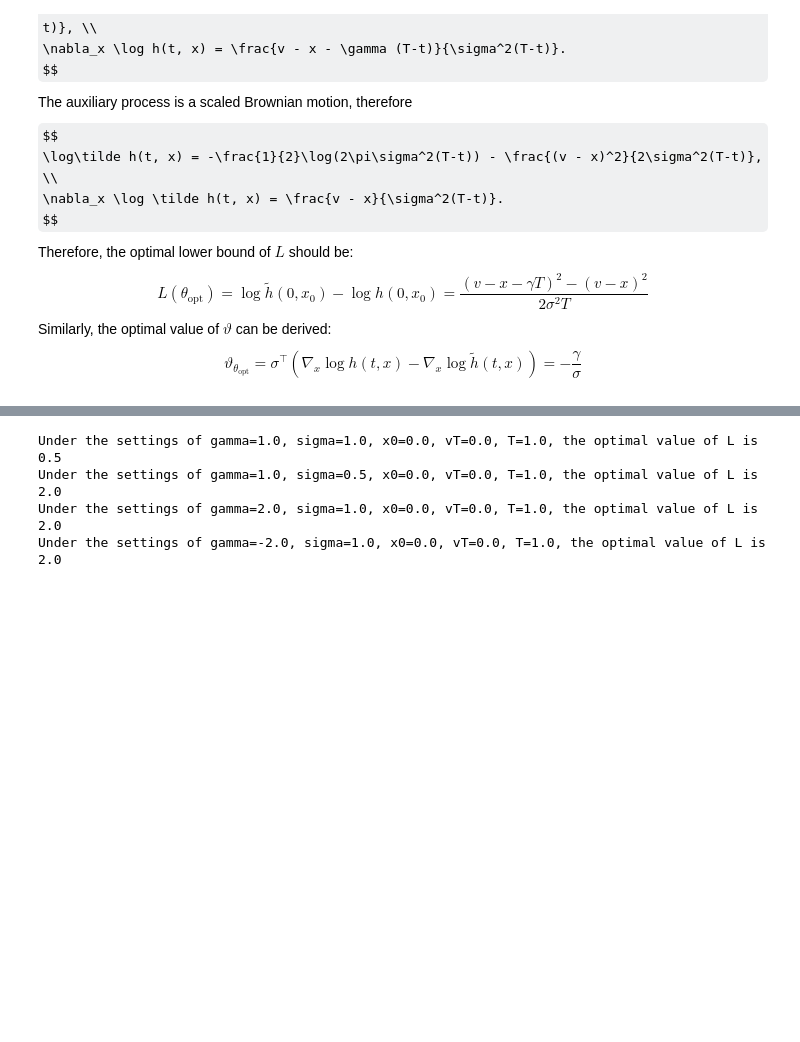
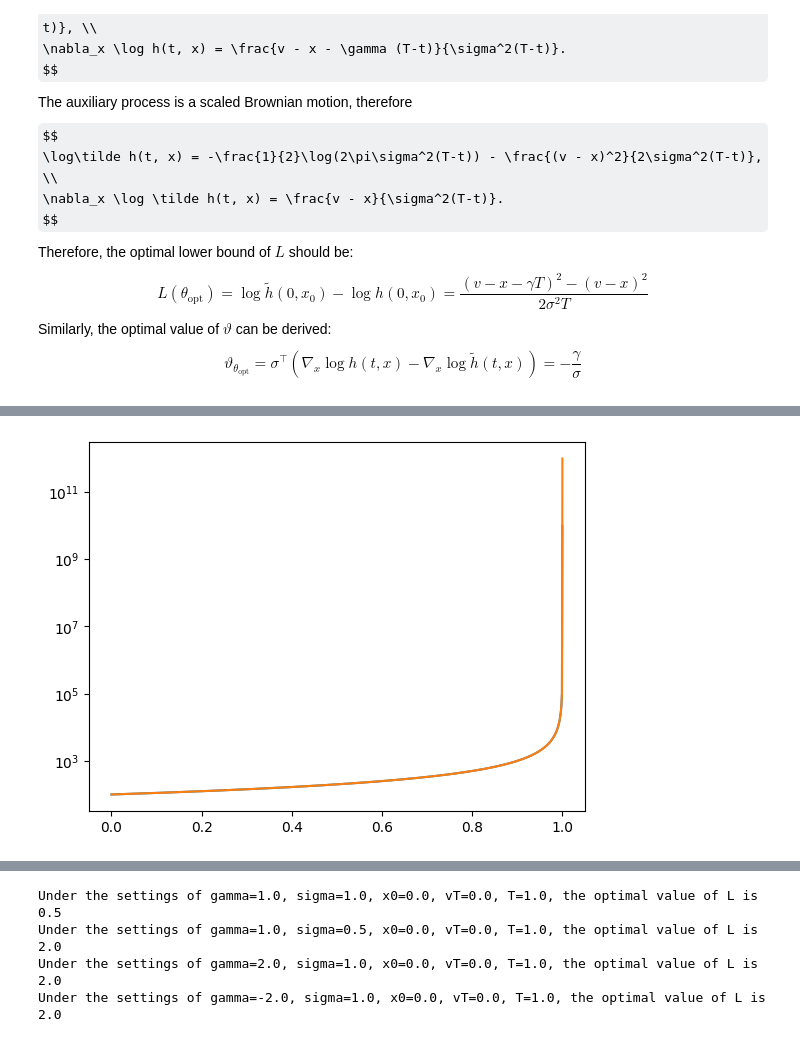
Before and after one commit to bookdiver/neuralbridge, a Jupyter notebook: examples/brownian.ipynb, the cells around one changed output, grey strips where cells are left out. Saved outputs shown, nothing was run; the diff lists cells and outputs as text; code cells hidden in the pictures; some formulas as TeX source; blank space fills up the shorter version.

```diff
--- a/examples/brownian.ipynb
+++ b/examples/brownian.ipynb
@@ -113,0 +154,11 @@ $$
+# %%
+rs = jax.vmap(gp_sde.r, in_axes=(0, None))(ts, x)
+
+r_true = lambda t, x: - x / ((1.0 - t + 1e-10))
+rs_true = jax.vmap(r_true, in_axes=(0, None))(ts, x)
+plt.plot(ts, rs)
+plt.plot(ts, rs_true)
+plt.yscale('log')
+plt.show()
+# %% [output]
+[figure, added]
```
Also changed, not shown: parts of 11 cells of this notebook, 2 other files.
